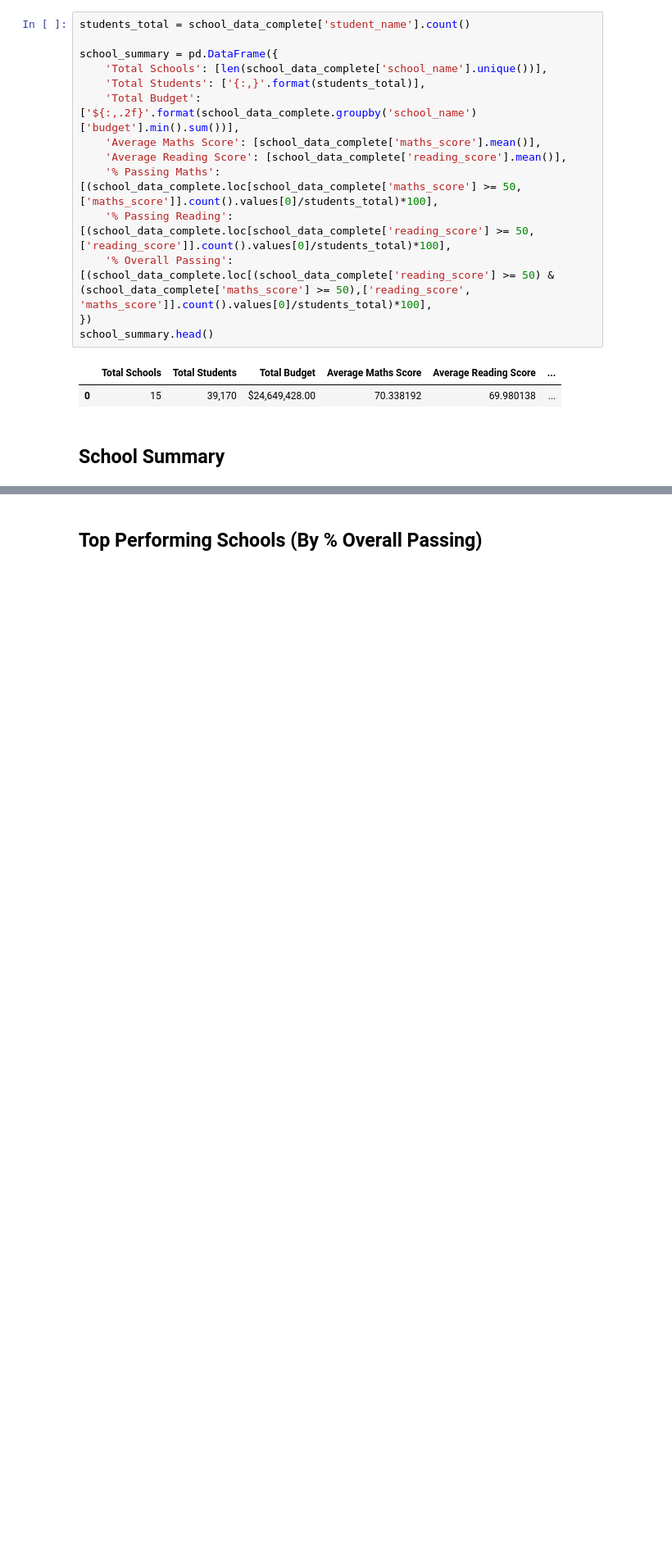
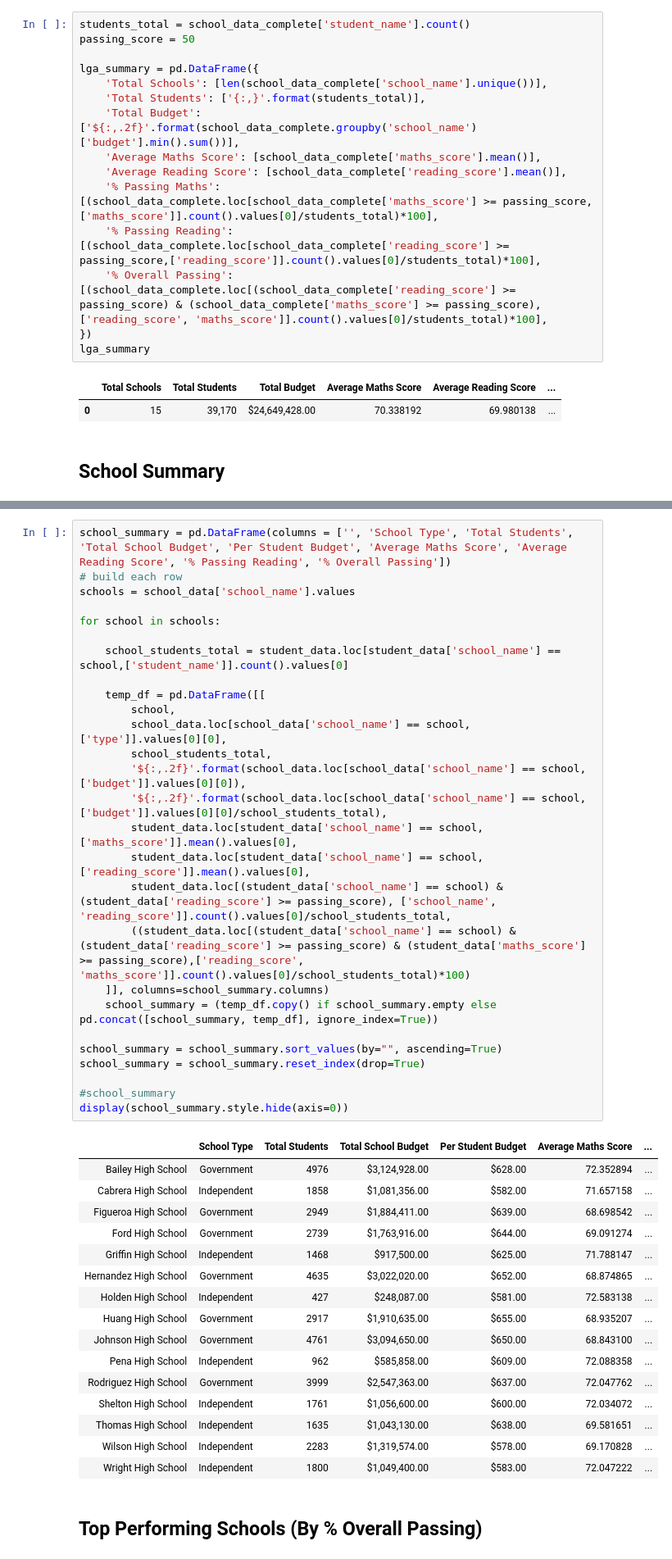
Before and after one commit to horsewell/pandas-challenge, a Jupyter notebook: PyCitySchools/PyCitySchools_starter.ipynb, the cells around one changed output, grey strips where cells are left out. Shown at 82% size. Cells and saved outputs as stored; diff of their text form; blank space fills up the shorter version.

Commit message:
Update PyCitySchools_starter.ipynb
* completed the school summary

```diff
--- a/PyCitySchools/PyCitySchools_starter.ipynb
+++ b/PyCitySchools/PyCitySchools_starter.ipynb
@@ -40,18 +40,19 @@ school_data_complete = pd.merge(student_data, school_data, how="left", on=["scho
 * Optional: give the displayed data cleaner formatting
 # %%
 students_total = school_data_complete['student_name'].count()
+passing_score = 50
 
-school_summary = pd.DataFrame({
+lga_summary = pd.DataFrame({
     'Total Schools': [len(school_data_complete['school_name'].unique())],
     'Total Students': ['{:,}'.format(students_total)],
     'Total Budget': ['${:,.2f}'.format(school_data_complete.groupby('school_name')['budget'].min().sum())],
     'Average Maths Score': [school_data_complete['maths_score'].mean()],
     'Average Reading Score': [school_data_complete['reading_score'].mean()],
-    '% Passing Maths': [(school_data_complete.loc[school_data_complete['maths_score'] >= 50,['maths_score']].count().values[0]/students_total)*100],
-    '% Passing Reading': [(school_data_complete.loc[school_data_complete['reading_score'] >= 50,['reading_score']].count().values[0]/students_total)*100],
-    '% Overall Passing': [(school_data_complete.loc[(school_data_complete['reading_score'] >= 50) & (school_data_complete['maths_score'] >= 50),['reading_score', 'maths_score']].count().values[0]/students_total)*100],
+    '% Passing Maths': [(school_data_complete.loc[school_data_complete['maths_score'] >= passing_score,['maths_score']].count().values[0]/students_total)*100],
+    '% Passing Reading': [(school_data_complete.loc[school_data_complete['reading_score'] >= passing_score,['reading_score']].count().values[0]/students_total)*100],
+    '% Overall Passing': [(school_data_complete.loc[(school_data_complete['reading_score'] >= passing_score) & (school_data_complete['maths_score'] >= passing_score),['reading_score', 'maths_score']].count().values[0]/students_total)*100],
 })
-school_summary.head()
+lga_summary
 # %% [output]
 |  | Total Schools | Total Students | Total Budget | Average Maths Score | Average Reading Score | ... |
 | 0 | 15 | 39,170 | $24,649,428.00 | 70.338192 | 69.980138 | ... |
@@ -92,3 +75,47 @@ school_summary.head()
+# %%
+school_summary = pd.DataFrame(columns = ['', 'School Type', 'Total Students', 'Total School Budget', 'Per Student Budget', 'Average Maths Score', 'Average Reading Score', '% Passing Reading', '% Overall Passing'])
+# build each row
+schools = school_data['school_name'].values
+
+for school in schools:
+
+    school_students_total = student_data.loc[student_data['school_name'] == school,['student_name']].count().values[0]
+
+    temp_df = pd.DataFrame([[
+        school,
+        school_data.loc[school_data['school_name'] == school, ['type']].values[0][0],
+        school_students_total,
+        '${:,.2f}'.format(school_data.loc[school_data['school_name'] == school, ['budget']].values[0][0]),
+        '${:,.2f}'.format(school_data.loc[school_data['school_name'] == school, ['budget']].values[0][0]/school_students_total),
+        student_data.loc[student_data['school_name'] == school, ['maths_score']].mean().values[0],
+        student_data.loc[student_data['school_name'] == school, ['reading_score']].mean().values[0],
+        student_data.loc[(student_data['school_name'] == school) & (student_data['reading_score'] >= passing_score), ['school_name', 'reading_score']].count().values[0]/school_students_total,
+        ((student_data.loc[(student_data['school_name'] == school) & (student_data['reading_score'] >= passing_score) & (student_data['maths_score'] >= passing_score),['reading_score', 'maths_score']].count().values[0]/school_students_total)*100)
+    ]], columns=school_summary.columns)
+    school_summary = (temp_df.copy() if school_summary.empty else pd.concat([school_summary, temp_df], ignore_index=True))
+
+school_summary = school_summary.sort_values(by="", ascending=True)
+school_summary = school_summary.reset_index(drop=True)
+
+#school_summary
+display(school_summary.style.hide(axis=0))
+# %% [output]
+|  | School Type | Total Students | Total School Budget | Per Student Budget | Average Maths Score | ... |
+| Bailey High School | Government | 4976 | $3,124,928.00 | $628.00 | 72.352894 | ... |
+| Cabrera High School | Independent | 1858 | $1,081,356.00 | $582.00 | 71.657158 | ... |
+| Figueroa High School | Government | 2949 | $1,884,411.00 | $639.00 | 68.698542 | ... |
+| Ford High School | Government | 2739 | $1,763,916.00 | $644.00 | 69.091274 | ... |
+| Griffin High School | Independent | 1468 | $917,500.00 | $625.00 | 71.788147 | ... |
+| Hernandez High School | Government | 4635 | $3,022,020.00 | $652.00 | 68.874865 | ... |
+| Holden High School | Independent | 427 | $248,087.00 | $581.00 | 72.583138 | ... |
+| Huang High School | Government | 2917 | $1,910,635.00 | $655.00 | 68.935207 | ... |
+| Johnson High School | Government | 4761 | $3,094,650.00 | $650.00 | 68.843100 | ... |
+| Pena High School | Independent | 962 | $585,858.00 | $609.00 | 72.088358 | ... |
+| Rodriguez High School | Government | 3999 | $2,547,363.00 | $637.00 | 72.047762 | ... |
+| Shelton High School | Independent | 1761 | $1,056,600.00 | $600.00 | 72.034072 | ... |
+| Thomas High School | Independent | 1635 | $1,043,130.00 | $638.00 | 69.581651 | ... |
+| Wilson High School | Independent | 2283 | $1,319,574.00 | $578.00 | 69.170828 | ... |
+| Wright High School | Independent | 1800 | $1,049,400.00 | $583.00 | 72.047222 | ... |
 # %% [markdown]
 ## Top Performing Schools (By % Overall Passing)
 # %% [markdown]
```
Also changed, not shown: parts of 1 cell of this notebook.
